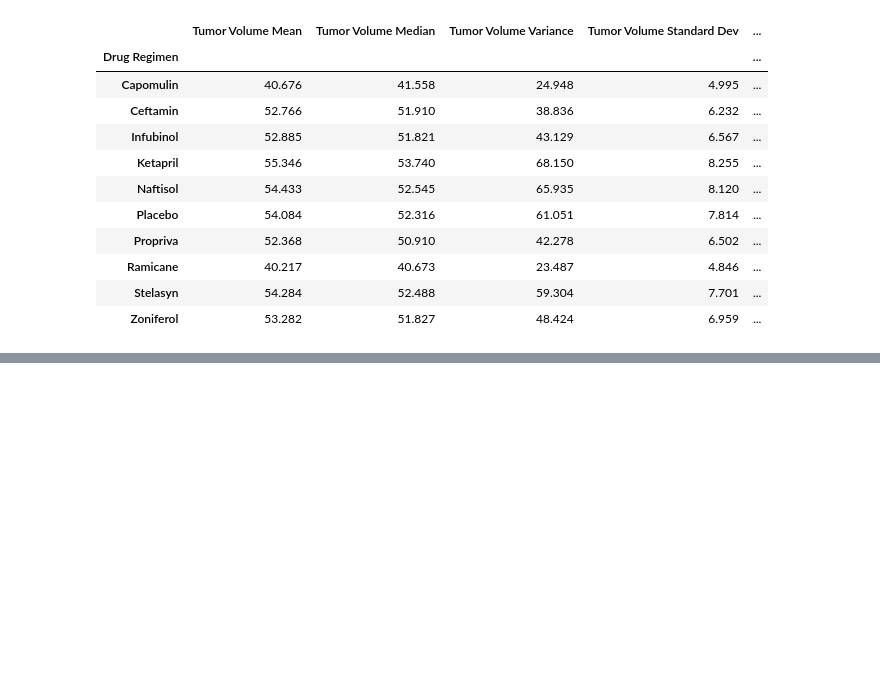
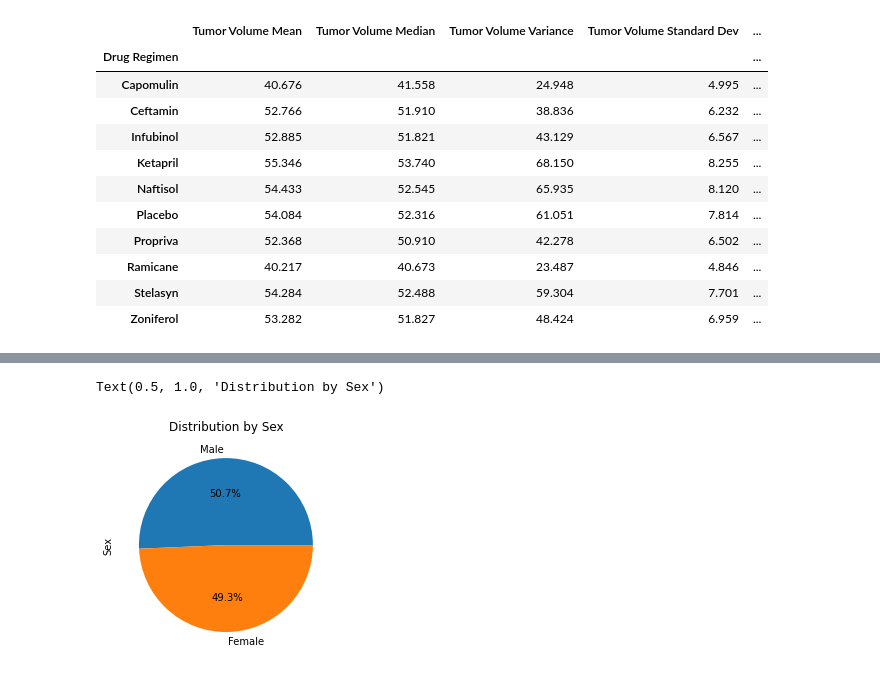
Before and after one commit to scaldwell545/matplotlib-challenge, a Jupyter notebook: pymaceuticals.ipynb, the cells around one changed output, grey strips where cells are left out. Saved outputs shown, nothing was run; the diff lists cells and outputs as text; code cells hidden in the pictures; blank space fills up the shorter version.

```diff
--- a/pymaceuticals.ipynb
+++ b/pymaceuticals.ipynb
@@ -135,0 +166,8 @@ summary_stat_df
+# %%
+## Now do the same thing with pyplot
+plt.pie(sex_count, labels = sex_count.index, autopct="%1.1f%%")
+plt.ylabel("Sex")
+plt.title("Distribution by Sex")
+# %% [output]
+Text(0.5, 1.0, 'Distribution by Sex')
+[figure, added]
```
Also changed, not shown: parts of 10 cells of this notebook.
